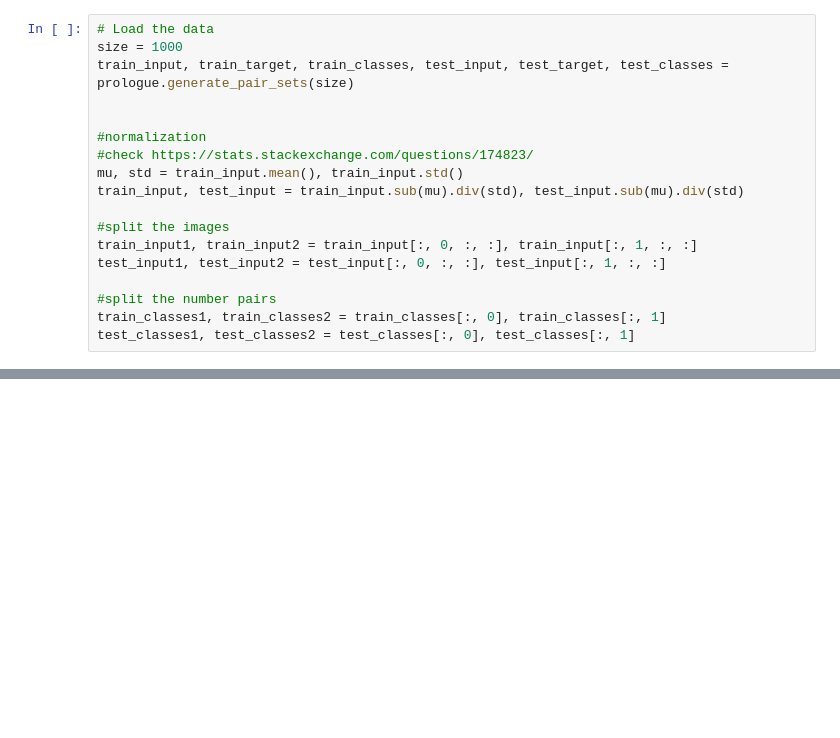
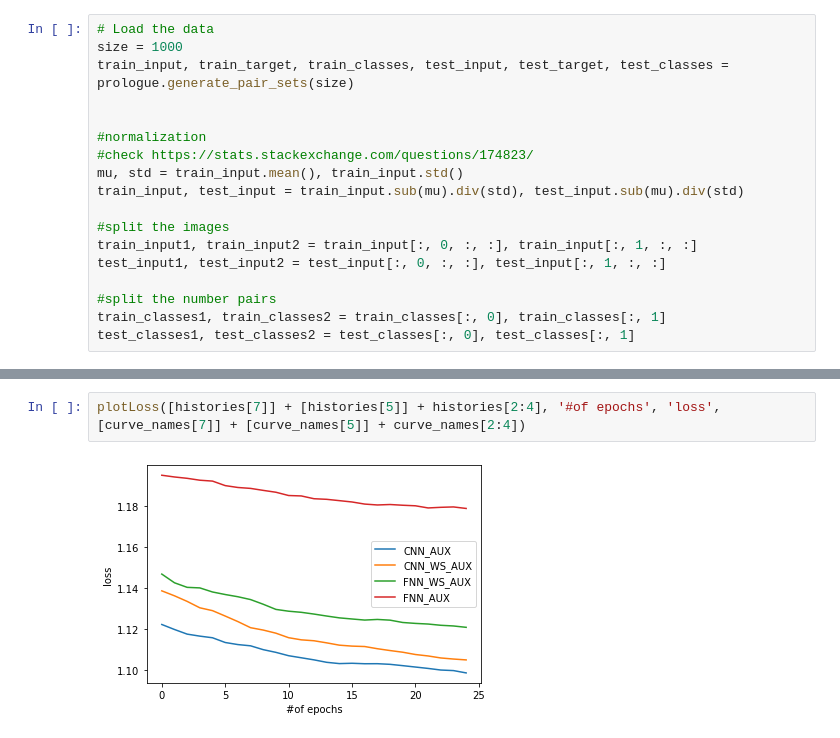
Before and after one commit to Laragervaise/Deep-Learning, a Jupyter notebook: fnn_updated.ipynb, the cells around one changed output, grey strips where cells are left out. Cells and saved outputs as stored; diff of their text form; blank space fills up the shorter version.

```diff
--- a/fnn_updated.ipynb
+++ b/fnn_updated.ipynb
@@ -298,0 +226,4 @@ compute_nb_errors(model3)#accuracy percentage
+# %%
+plotLoss([histories[7]] + [histories[5]] + histories[2:4], '#of epochs', 'loss',  [curve_names[7]] + [curve_names[5]] + curve_names[2:4])
+# %% [output]
+[figure, added]
```
Also changed, not shown: parts of 23 cells of this notebook, 1 other file.
